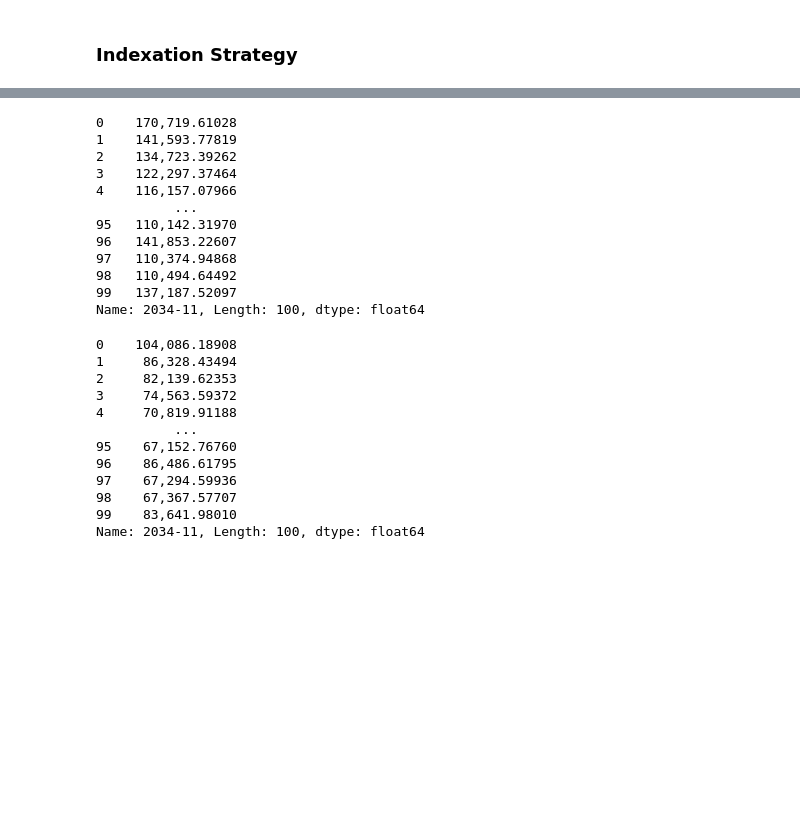
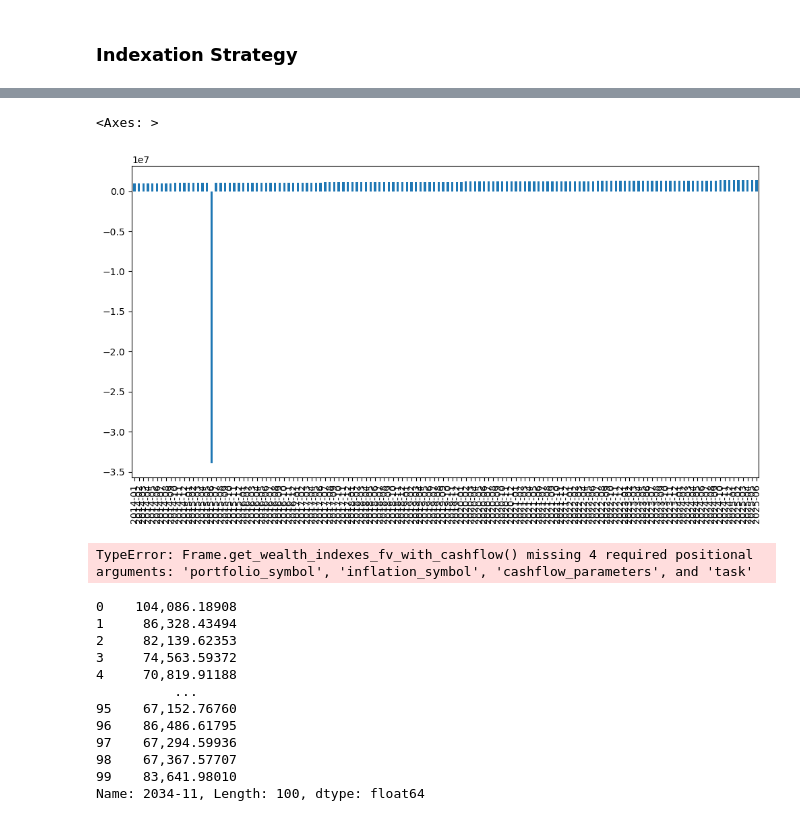
Before and after one commit to mbk-dev/okama, a Jupyter notebook: main_notebook.ipynb, the cells around one changed output, grey strips where cells are left out. Drawn from its saved outputs; the diff is of its cells as text; code cells hidden in the pictures; blank space fills up the shorter version.

```diff
--- a/main_notebook.ipynb
+++ b/main_notebook.ipynb
@@ -42,6 +40,7 @@ pf = ok.Portfolio(
     assets2,
     ccy="USD",
     weights=weights,
+    first_date='2014-01',
     inflation=True,
     # symbol="retirement_pf.PF",
     rebalancing_strategy=ok.Rebalance(period="year"),
@@ -70,3 +64,17 @@ ind.frequency = "month"
+# %%
+ind = okama.portfolios.portfolio.cashflow_strategy.IndexationStrategy(pf)
+ind.initial_investment = 50_000_000
+ind.amount = 1_000_000
+ind.frequency = "month"
+
+d = {
+    "2015-06": -35_000_000,
+}
+
+ind.time_series_dic = d
+ind.time_series_discounted_values = False
+
+pf.dcf.cashflow_parameters = ind  # assign the cash flow strategy to portfolio
 # %%
 print(ind)
 # %% [output]
@@ -106,3 +92 @@ pf.dcf.cashflow_parameters = ind
-# %%
-pf.dcf.use_discounted_values = False
 # %%
@@ -117 +101,4 @@ Cash flow indexation                      0.02585
 dtype: object
+# %%
+df = pf.dcf.cash_flow_fv
+df
@@ -118 +118,6 @@ dtype: object
+# %%
+df.plot(kind="bar")
+# %% [output]
+<Axes: >
+[figure, added]
 # %%
@@ -122,18 +125,8 @@ pf.dcf.discount_rate = 0.05
-# %%
-pf.dcf.monte_carlo_wealth_fv.iloc[-1, :]
-# %% [output]
-0    170,719.61028
-1    141,593.77819
-2    134,723.39262
-3    122,297.37464
-4    116,157.07966
-          ...
-95   110,142.31970
-96   141,853.22607
-97   110,374.94868
-98   110,494.64492
-99   137,187.52097
-Name: 2034-11, Length: 100, dtype: float64
+# %%
+df = pf.dcf.monte_carlo_wealth_fv
+df
+# %% [output]
+TypeError: Frame.get_wealth_indexes_fv_with_cashflow() missing 4 required positional arguments: 'portfolio_symbol', 'inflation_symbol', 'cashflow_parameters', and 'task'
 # %%
 pf.dcf.monte_carlo_wealth_pv.iloc[-1, :]
 # %% [output]
```
Also changed, not shown: parts of 21 cells of this notebook, 11 other files.
